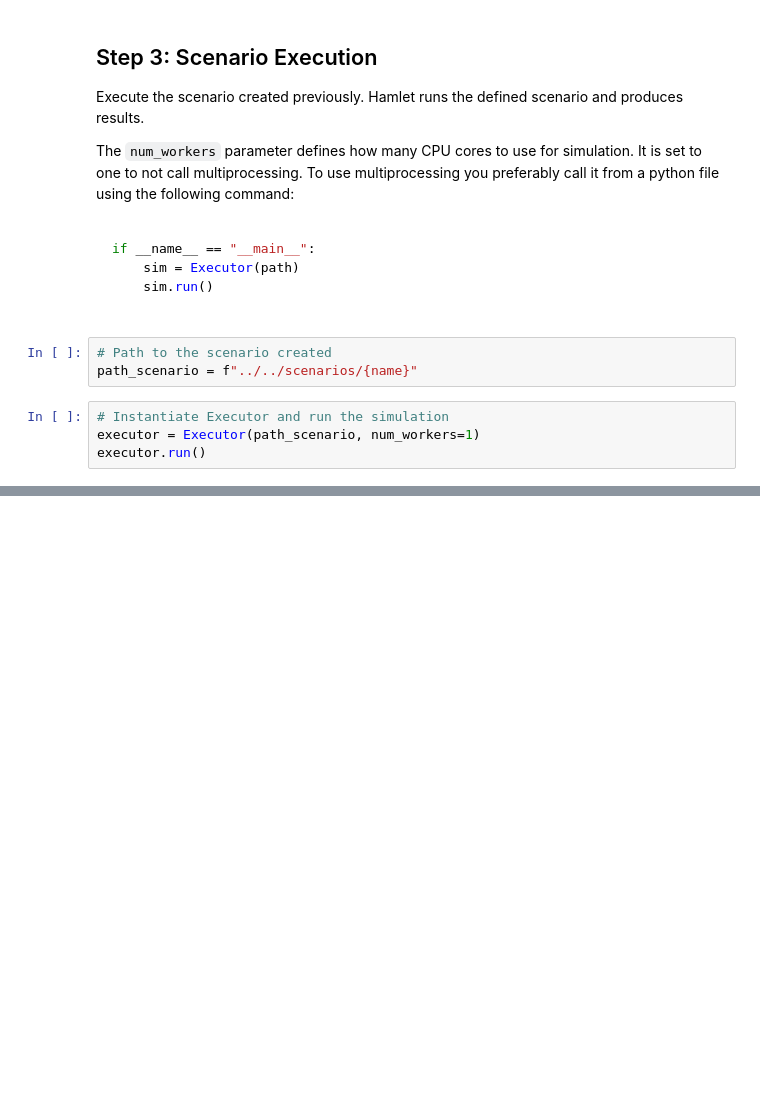
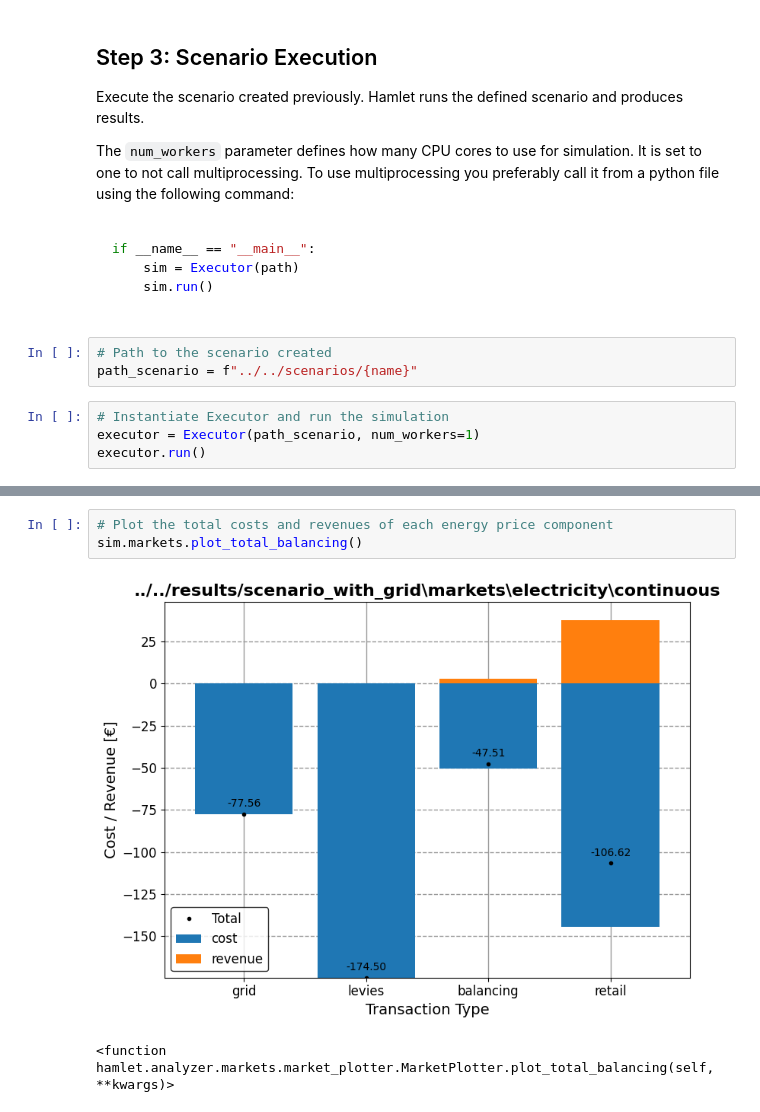
Before and after one commit to tum-ens/HAMLET, a Jupyter notebook: examples/create_scenario_with_grid/run.ipynb, the cells around one changed output, grey strips where cells are left out. Saved outputs shown, nothing was run; the diff lists cells and outputs as text; blank space fills up the shorter version.

```diff
--- a/examples/create_scenario_with_grid/run.ipynb
+++ b/examples/create_scenario_with_grid/run.ipynb
@@ -60,0 +66,6 @@ analyzer.plot_general_analysis()
+# %%
+# Plot the total costs and revenues of each energy price component
+sim.markets.plot_total_balancing()
+# %% [output]
+[figure, added]
+<function hamlet.analyzer.markets.market_plotter.MarketPlotter.plot_total_balancing(self, **kwargs)>
```
Also changed, not shown: parts of 5 cells of this notebook, 3 other files.
